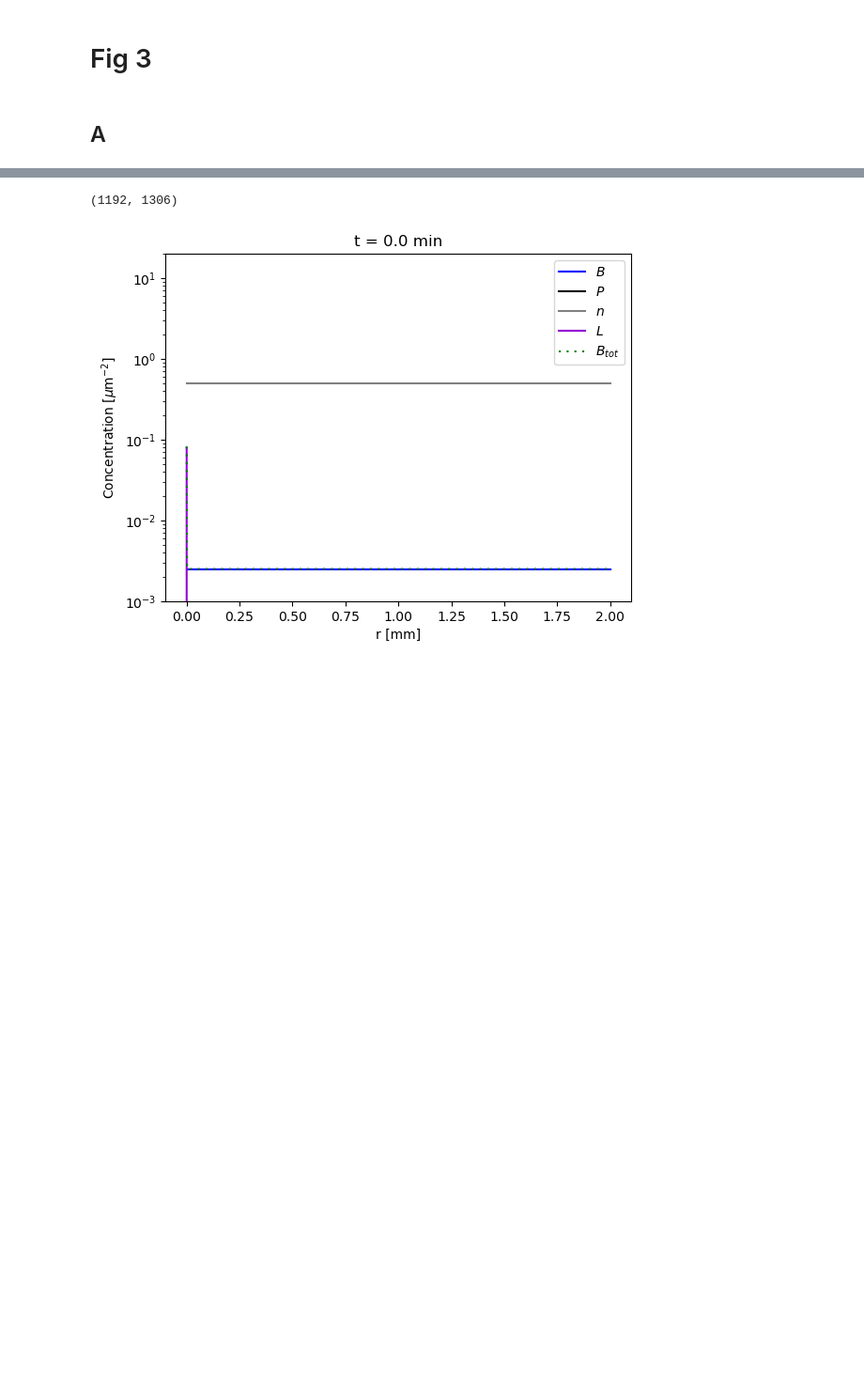
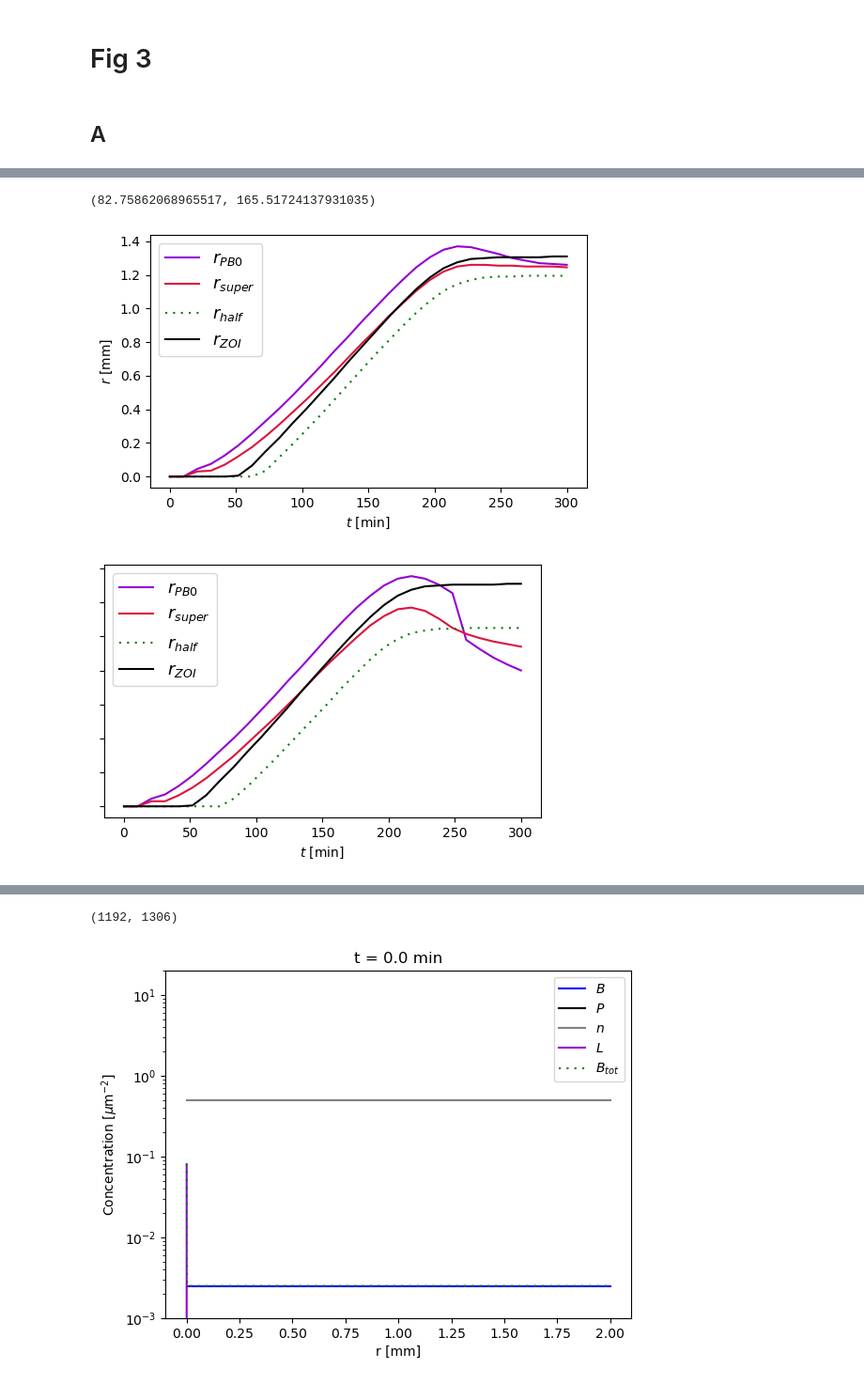
Before and after one commit to UlrikHvid/Competitive-advantages-of-T-even-phage-lysis-inhibition-in-response-to-secondary-infection, a Jupyter notebook: Figs_1-3.ipynb, the cells around one changed output, grey strips where cells are left out. Shown at 94% size. Cells and saved outputs as stored; diff of their text form; code cells hidden in the pictures; blank space fills up the shorter version.

```diff
--- a/Figs_1-3.ipynb
+++ b/Figs_1-3.ipynb
@@ -103,0 +130,14 @@ GifGenerator(simP,savetimes,VP,"MP0",f"MP0",ylim = (0.001,20),legendloc = "upper
+# %%
+Pdetarr = Pdet(simR2,VR2,y0R2[0,0])
+tarr = np.linspace(0,t,len(simR2))
+rhalfarr = rhalf(simR2,False,VR2, var = "Btot")
+Pfrontarr = Pfront(simR2,VR2)
+ZOIarr = rhalf(simR2,False,VR2,var = "B")
+rsuperarr = rsuper(simR2,VR2)
+
+tarr1 = np.linspace(0,t,len(simP2))
+rhalfarr1 = rhalf(simP2,True,VP2,var = "Btot")
+Pfrontarr1 = Pfront(simP2,VP2,LIN = True)
+ZOIarr1 = rhalf(simP2,True,VP2,var = "B")
+Pdetarr1 = Pdet(simP2,VP2,y0P2[0,0])
+rsuperarr1 = rsuper(simP2,VP2)
@@ -103,0 +155,51 @@ GifGenerator(simP,savetimes,VP,"MP0",f"MP0",ylim = (0.001,20),legendloc = "upper
+# %%
+for i,v in enumerate(vrsuper):
+    if v >= max(vrsuper)*0.8:
+        expansionstart = tarr[i]
+        break
+for i,v in enumerate(vrsuper[::-1]):
+    if v >= max(vrsuper)*0.85:
+        expansionend = tarr[-i-2]
+        break
+expansionstart,expansionend
+
+for i,v in enumerate(vrsuper1):
+    if v >= max(vrsuper1)*0.8:
+        expansionstart1 = tarr[i]
+        break
+for i,v in enumerate(vrsuper1[::-1]):
+    if v >= max(vrsuper1)*0.85:
+        expansionend1 = tarr[-i-2]
+        break
+expansionstart1,expansionend1
+# %% [output]
+(82.75862068965517, 165.51724137931035)
+# %%
+plt.figure(figsize = (6,3.5))
+#plt.plot(tarr,Pfrontarr,label = r"$r_{front}$",color = "k")
+plt.plot(tarr,Pdetarr,label = r"$r_{PB0}$",color = "darkviolet")
+plt.plot(tarr,rsuperarr,label = r"$r_{super}$",color = "crimson")
+plt.plot(tarr,rhalfarr,label = r"$r_{half}$",color = "green",ls = (0,(1,3)))
+plt.plot(tarr,ZOIarr,label = r"$r_{ZOI}$",color = "k")
+plt.xlabel(r"$t$ [min]")
+plt.ylabel(r"$r$ [mm]")
+plt.legend(fontsize = 13)
+plt.savefig("MP0expansion.jpg")
+#plt.title("MP0")
+
+plt.figure(figsize = (6,3.5))
+#plt.plot(tarr,Pfrontarr1,label = r"$r_{front}$",color = "k")
+plt.plot(tarr,Pdetarr1,label = r"$r_{PB0}$",color = "darkviolet")
+plt.plot(tarr,rsuperarr1,label = r"$r_{super}$",color = "crimson")
+plt.plot(tarr,rhalfarr1,label = r"$r_{half}$",color = "green",ls = (0,(1,3)))
+plt.plot(tarr,ZOIarr,label = r"$r_{ZOI}$",color = "k")
+plt.xlabel(r"$t$ [min]")
+#plt.ylabel(r"$r$ [mm]")
+plt.legend(fontsize = 13)
+plt.savefig("MP1expansion.jpg")
+plt.yticks([0,0.2,0.4,0.6,0.8,1,1.2,1.4],[None,None,None,None,None,None,None,None])
+#plt.title("MP1")
+plt.show()
+# %% [output]
+[figure, added]
+[figure, added]
```
Also changed, not shown: parts of 10 cells of this notebook, 5 other files.
